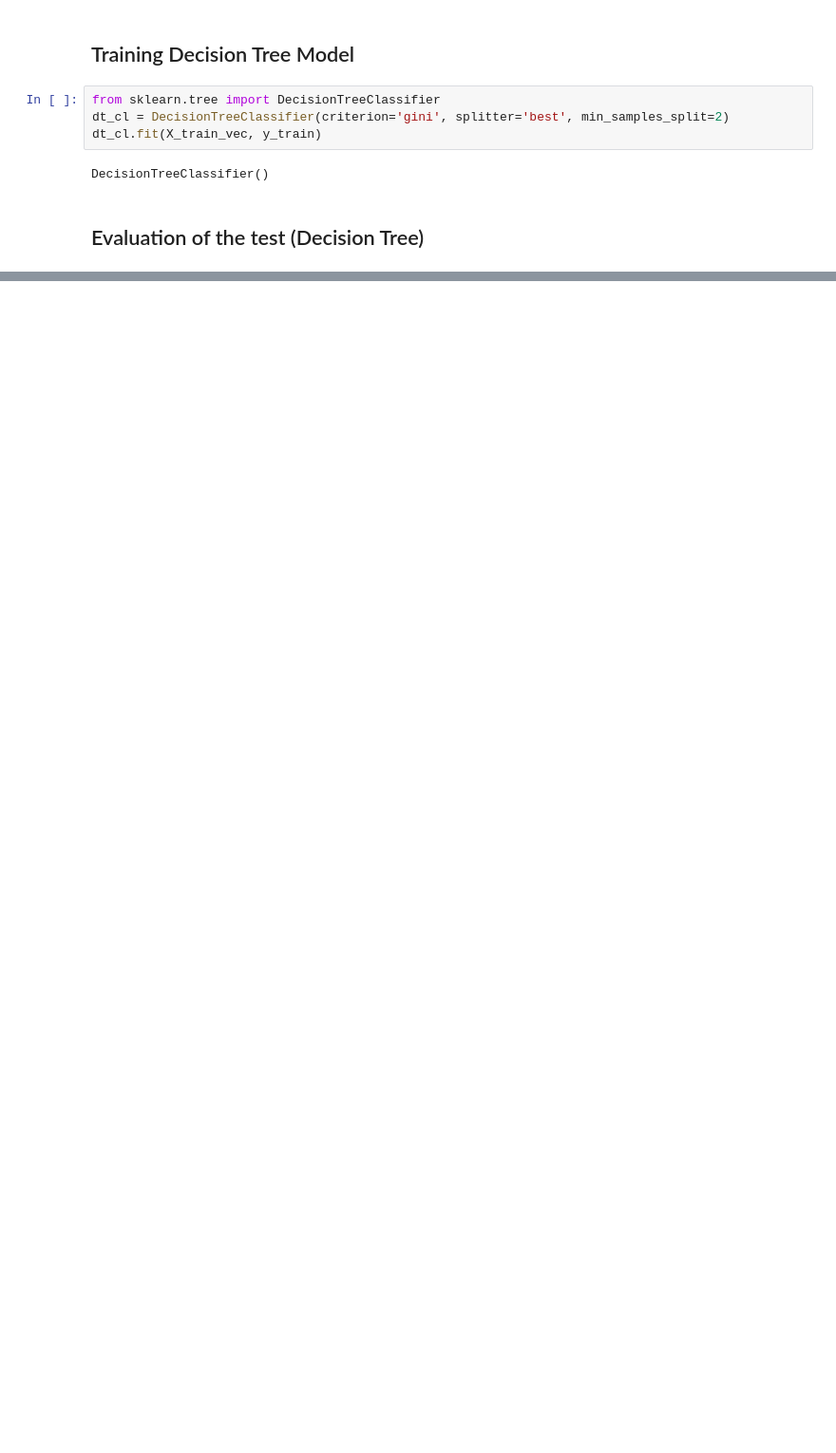
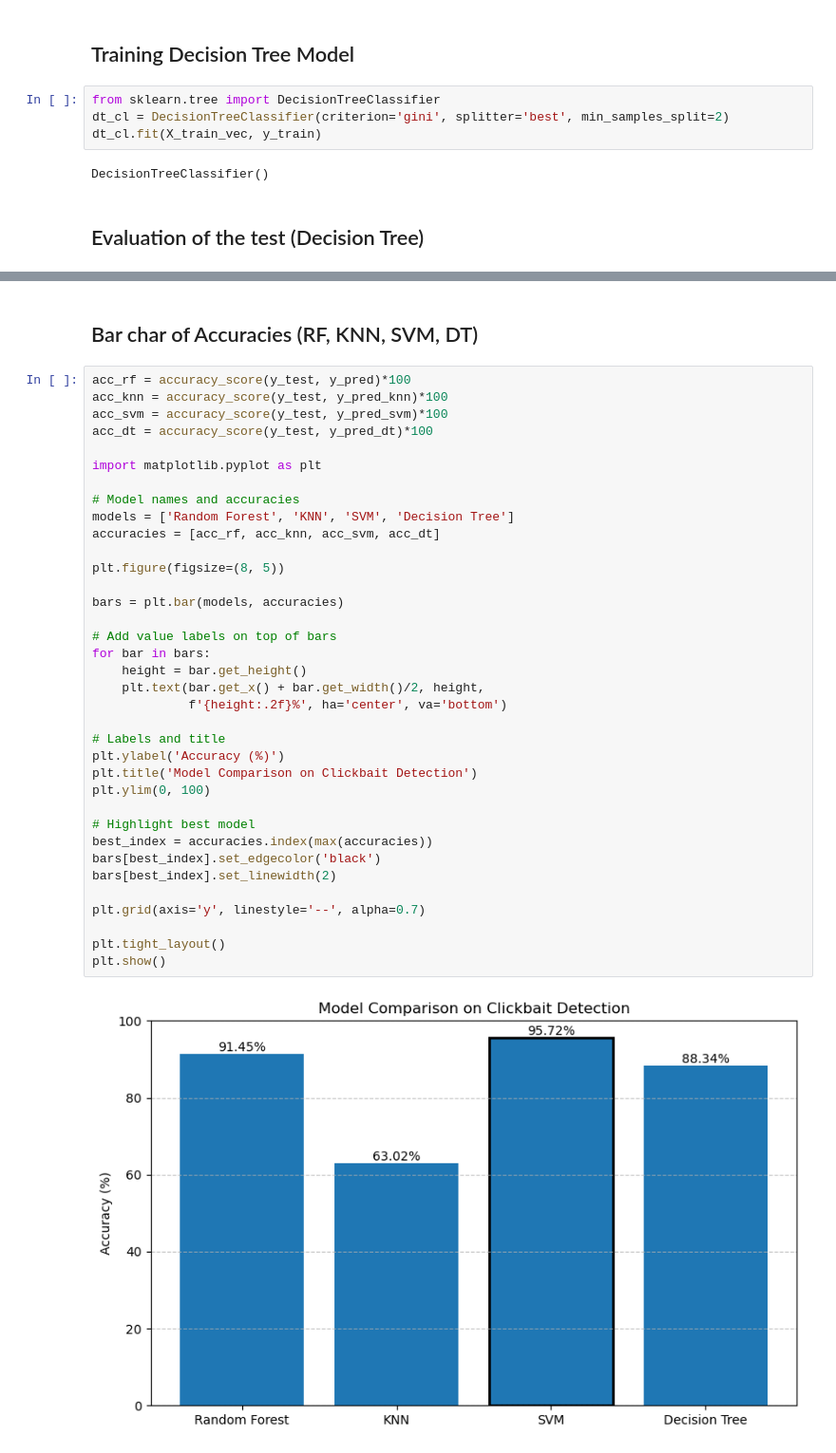
Before and after one commit to MH-Rohan-JU/Clickbait-detection-using-ML, a Jupyter notebook: With English Dataset/clickbait_en.ipynb, the cells around one changed output, grey strips where cells are left out. Shown at 95% size. Saved outputs shown, nothing was run; the diff lists cells and outputs as text; blank space fills up the shorter version.

```diff
--- a/With English Dataset/clickbait_en.ipynb
+++ b/With English Dataset/clickbait_en.ipynb
@@ -184,0 +207,40 @@ weighted avg       0.88      0.88      0.88      6400
+# %% [markdown]
+## Bar char of Accuracies (RF, KNN, SVM, DT)
+# %%
+acc_rf = accuracy_score(y_test, y_pred)*100
+acc_knn = accuracy_score(y_test, y_pred_knn)*100
+acc_svm = accuracy_score(y_test, y_pred_svm)*100
+acc_dt = accuracy_score(y_test, y_pred_dt)*100
+
+import matplotlib.pyplot as plt
+
+# Model names and accuracies
+models = ['Random Forest', 'KNN', 'SVM', 'Decision Tree']
+accuracies = [acc_rf, acc_knn, acc_svm, acc_dt]
+
+plt.figure(figsize=(8, 5))
+
+bars = plt.bar(models, accuracies)
+
+# Add value labels on top of bars
+for bar in bars:
+    height = bar.get_height()
+    plt.text(bar.get_x() + bar.get_width()/2, height,
+             f'{height:.2f}%', ha='center', va='bottom')
+
+# Labels and title
+plt.ylabel('Accuracy (%)')
+plt.title('Model Comparison on Clickbait Detection')
+plt.ylim(0, 100)
+
+# Highlight best model
+best_index = accuracies.index(max(accuracies))
+bars[best_index].set_edgecolor('black')
+bars[best_index].set_linewidth(2)
+
+plt.grid(axis='y', linestyle='--', alpha=0.7)
+
+plt.tight_layout()
+plt.show()
+# %% [output]
+[figure, added]
```
Also changed, not shown: parts of 5 cells of this notebook, 1 other file.
